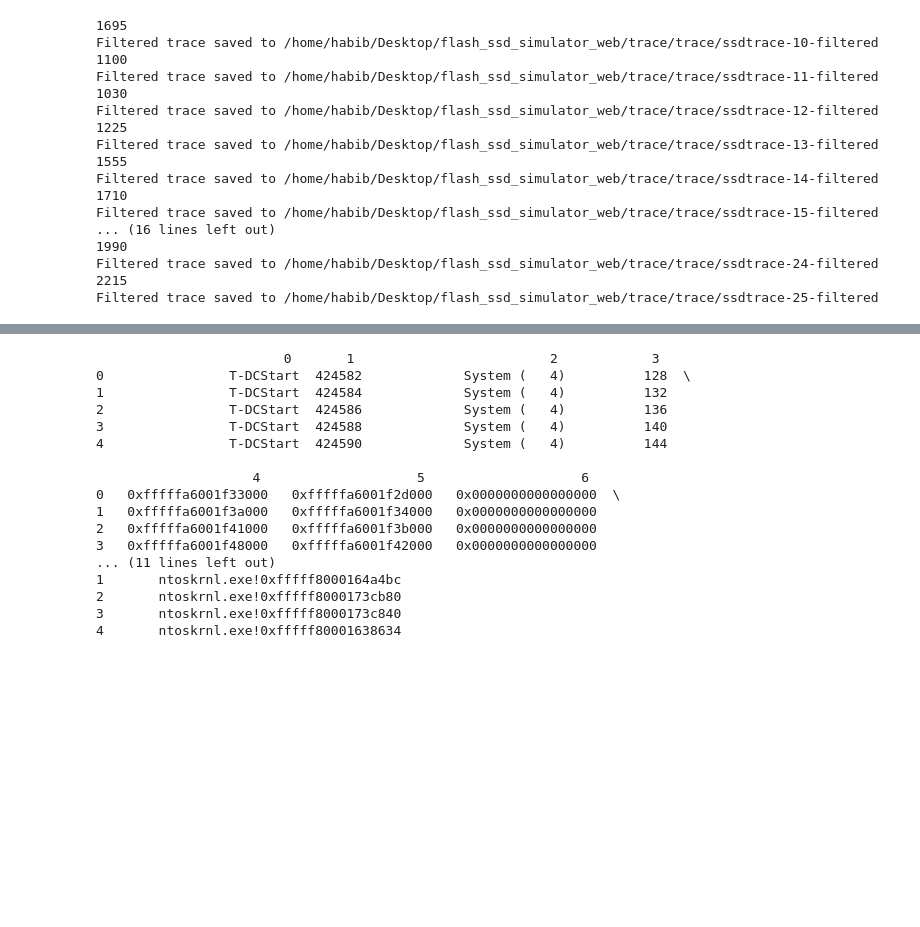
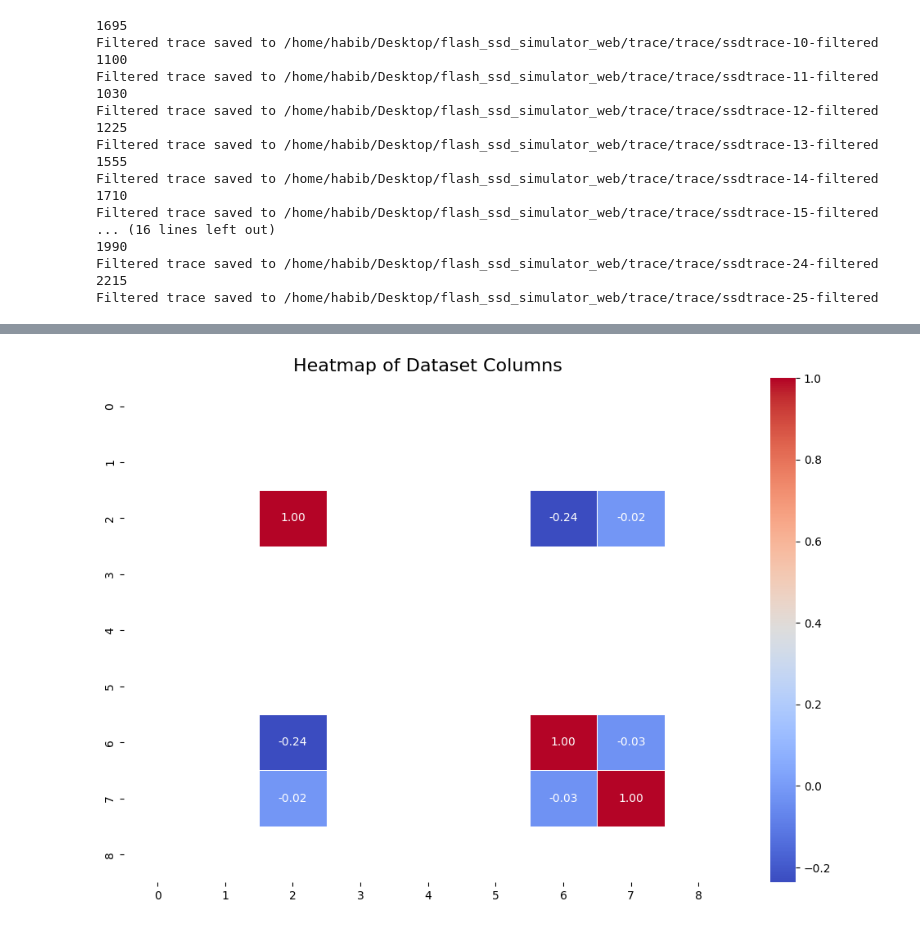
Before and after one commit to bithabib/trace-analysis, a Jupyter notebook: real-world_trace.ipynb, the cells around one changed output, grey strips where cells are left out. Saved outputs shown, nothing was run; the diff lists cells and outputs as text; code cells hidden in the pictures; blank space fills up the shorter version.

```diff
--- a/real-world_trace.ipynb
+++ b/real-world_trace.ipynb
@@ -114,36 +176,35 @@ Filtered trace saved to /home/habib/Desktop/flash_ssd_simulator_web/trace/trace/
 # %%
 import pandas as pd
 
-file_path = '/home/habib/Desktop/flash_ssd_simulator_web/trace/W2K8.TPCC.10-19-2007.12-51-PM.trace.csv'
+file_path = '/home/habib/Desktop/flash_ssd_simulator_web/trace/trace/W2K8.TPCC.10-19-2007.12-51-PM.trace-filtered'
 
-chunksize = 1000000  # Adjust based on memory requirements
-
-for chunk in pd.read_csv(
-        file_path,
-        skiprows=150,             # Skip the first row
-        # delim_whitespace=True,  # Use whitespace as the delimiter
-        header=None,            # No header in the file
-        usecols=range(11),       # Only consider the first 9 columns
-        chunksize=chunksize,    # Read in chunks
-        engine="python"         # Use the Python engine to handle bad lines gracefully
-    ):
-    print(chunk.head())
-    break
+df = pd.read_csv(
+    file_path,
+    delim_whitespace=True,  # Use whitespace as the delimiter
+    header=None,             # No header in the file
+    usecols=range(9),        # Only consider the first 9 columns
+    engine="python"          # Use the Python engine to handle bad lines more gracefully
+)
-# %% [output]
-                        0       1                         2            3
-0                T-DCStart  424582             System (   4)          128  \
-1                T-DCStart  424584             System (   4)          132
-2                T-DCStart  424586             System (   4)          136
-3                T-DCStart  424588             System (   4)          140
-4                T-DCStart  424590             System (   4)          144
-
-                    4                    5                    6
-0   0xfffffa6001f33000   0xfffffa6001f2d000   0x0000000000000000  \
-1   0xfffffa6001f3a000   0xfffffa6001f34000   0x0000000000000000
-2   0xfffffa6001f41000   0xfffffa6001f3b000   0x0000000000000000
-3   0xfffffa6001f48000   0xfffffa6001f42000   0x0000000000000000
-... (11 lines left out)
-1       ntoskrnl.exe!0xfffff8000164a4bc
-2       ntoskrnl.exe!0xfffff8000173cb80
-3       ntoskrnl.exe!0xfffff8000173c840
-4       ntoskrnl.exe!0xfffff80001638634
+# %%
+import pandas as pd
+import seaborn as sns
+import matplotlib.pyplot as plt
+
+
+
+# Data preprocessing (optional)
+# Convert all columns to numerical types if necessary
+df = df.apply(pd.to_numeric, errors='coerce')
+
+# Fill missing values (optional)
+df.fillna(0, inplace=True)
+
+# Create a heatmap
+plt.figure(figsize=(12, 8))  # Adjust size as needed
+sns.heatmap(df.corr(), annot=True, cmap="coolwarm", fmt=".2f", linewidths=0.5)
+
+# Add title and labels
+plt.title('Heatmap of Dataset Columns', fontsize=16)
+plt.show()
+# %% [output]
+[figure, added]
```
Also changed, not shown: parts of 4 cells of this notebook.
